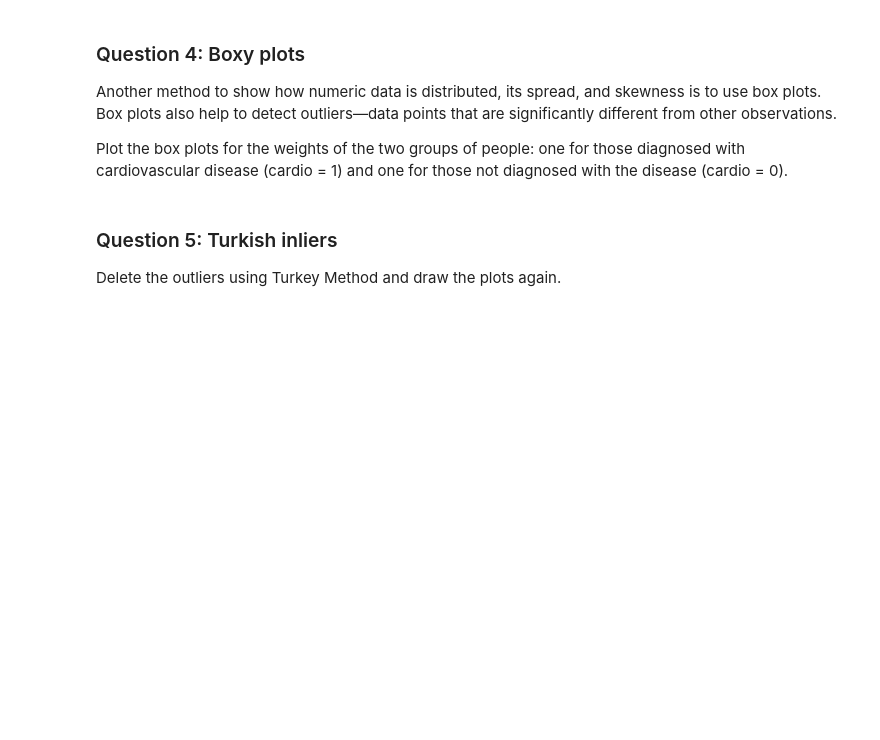
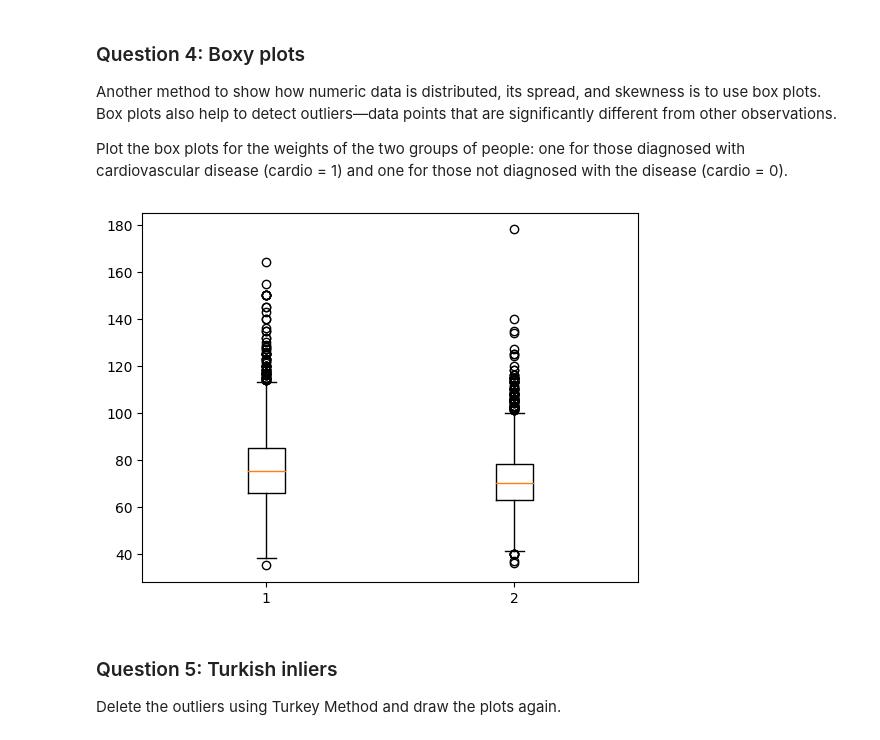
Before and after one commit to alephhNull/Micromaster-Programming-for-Data-Analysis-Summer-2024, a Jupyter notebook: Assignment4.ipynb, the cells around one changed output. Cells and saved outputs as stored; diff of their text form; code cells hidden in the pictures; blank space fills up the shorter version.

```diff
--- a/Assignment4.ipynb
+++ b/Assignment4.ipynb
@@ -106,3 +146,12 @@ Plot the box plots for the weights of the two groups of people: one for those di
+# %%
+diseased = df.loc[df['cardio'] == 1]
+healthy = df.loc[df['cardio'] == 0]
+
+plt.boxplot([diseased['weight'], healthy['weight']])
+
+plt.show()
+# %% [output]
+[figure, added]
 # %% [markdown]
 ### Question 5: Turkish inliers
 
```
Also changed, not shown: parts of 42 cells of this notebook.
